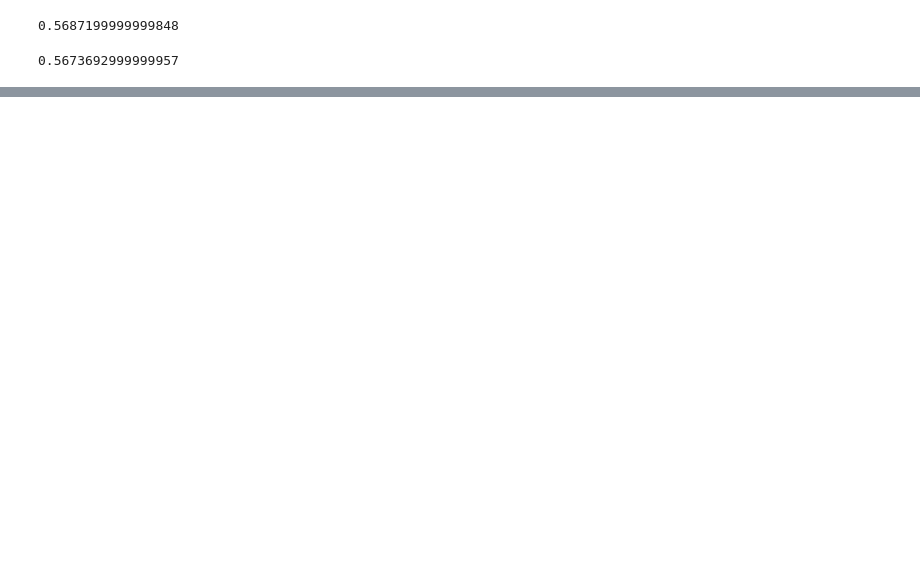
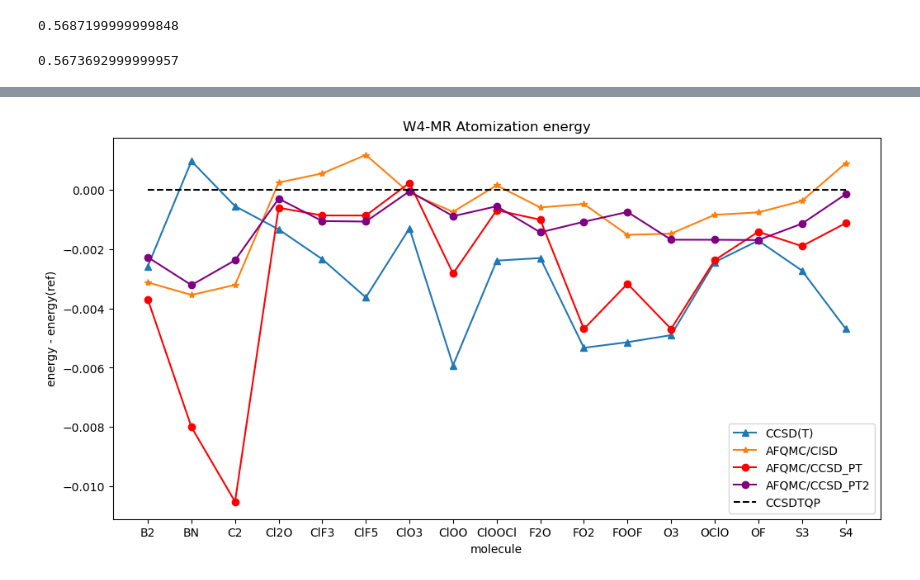
Before and after one commit to zh-yichi/afqmc_ccsd_pt_data, a Jupyter notebook: atoms/atomization.ipynb, the cells around one changed output, grey strips where cells are left out. Saved outputs shown, nothing was run; the diff lists cells and outputs as text; code cells hidden in the pictures; blank space fills up the shorter version.

```diff
--- a/atoms/atomization.ipynb
+++ b/atoms/atomization.ipynb
@@ -227,0 +319,29 @@ plt.show()
+# %%
+ccsd_t = []
+ref = []
+afqmc_hf = []
+afqmc_cisd = []
+afqmc_ccsd_pt = []
+afqmc_ccsd_pt2 = []
+for mol in w4mr_mols:
+    ccsd_t = np.hstack((ccsd_t,sum_atom_energy[mol]['ccsd_t']-data_dic[mol]['ccsd_t']))
+    ref = np.hstack((ref,sum_atom_energy[mol]['ref']-data_dic[mol]['ref']))
+    afqmc_cisd = np.hstack((afqmc_cisd,sum_atom_energy[mol]['afqmc_cisd']-data_dic[mol]['afqmc_cisd']))
+    afqmc_ccsd_pt = np.hstack((afqmc_ccsd_pt,sum_atom_energy[mol]['afqmc_ccsd_pt']-data_dic[mol]['afqmc_ccsd_pt']))
+    afqmc_ccsd_pt2 = np.hstack((afqmc_ccsd_pt2,sum_atom_energy[mol]['afqmc_ccsd_pt2']-data_dic[mol]['afqmc_ccsd_pt2']))
+# %%
+from matplotlib import pyplot as plt
+plt.figure(figsize=(12, 6))
+plt.plot(w4mr_mols,ccsd_t-ref,'^-',label='CCSD(T)')
+# plt.plot(mols,afqmc_hf-ref,'x-',label='AFQMC/HF')
+plt.plot(w4mr_mols,afqmc_cisd-ref,'*-',label='AFQMC/CISD')
+plt.plot(w4mr_mols,afqmc_ccsd_pt-ref,'o-',color='red',label='AFQMC/CCSD_PT')
+plt.plot(w4mr_mols,afqmc_ccsd_pt2-ref,'o-',color='purple',label='AFQMC/CCSD_PT2')
+plt.plot(w4mr_mols,[0]*len(w4mr_mols),'--',color='black',label='CCSDTQP')
+plt.xlabel('molecule')
+plt.ylabel('energy - energy(ref)')
+plt.title('W4-MR Atomization energy')
+plt.legend()
+plt.show()
+# %% [output]
+[figure, added]
```
Also changed, not shown: parts of 16 cells of this notebook, 2 other files.
